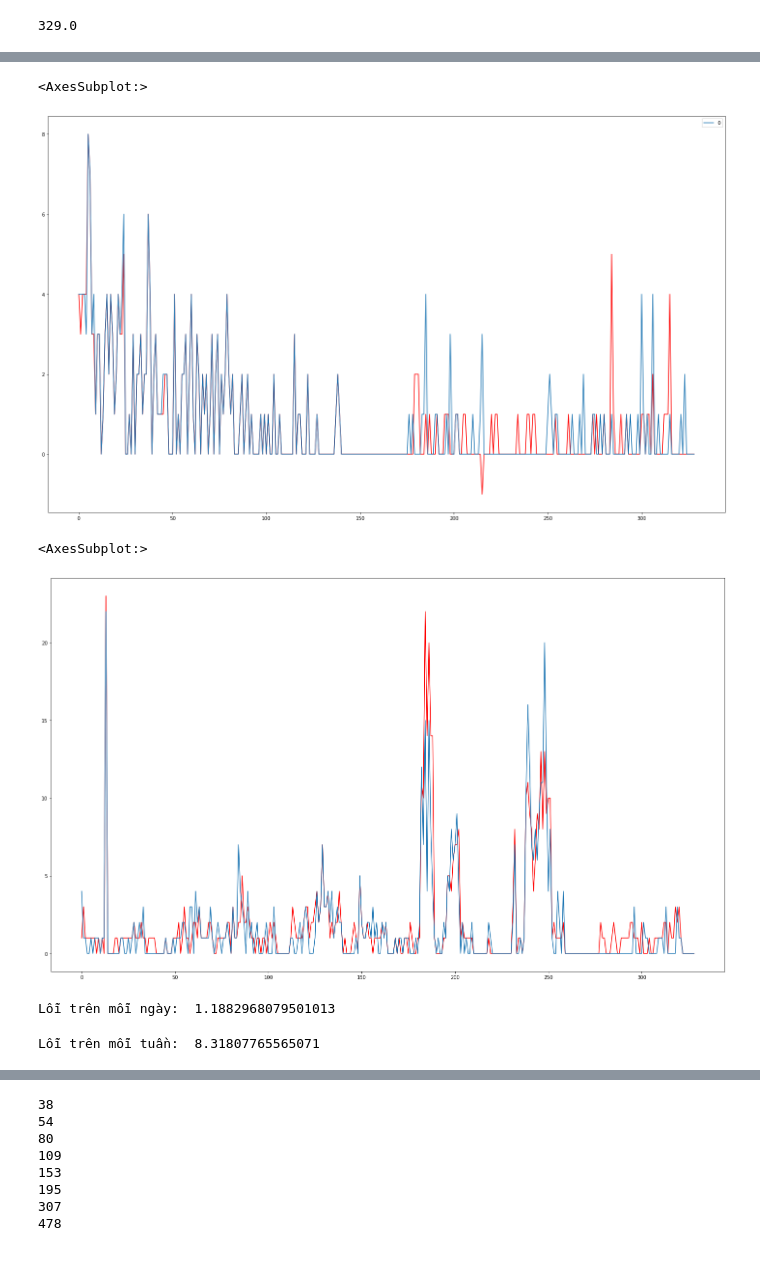
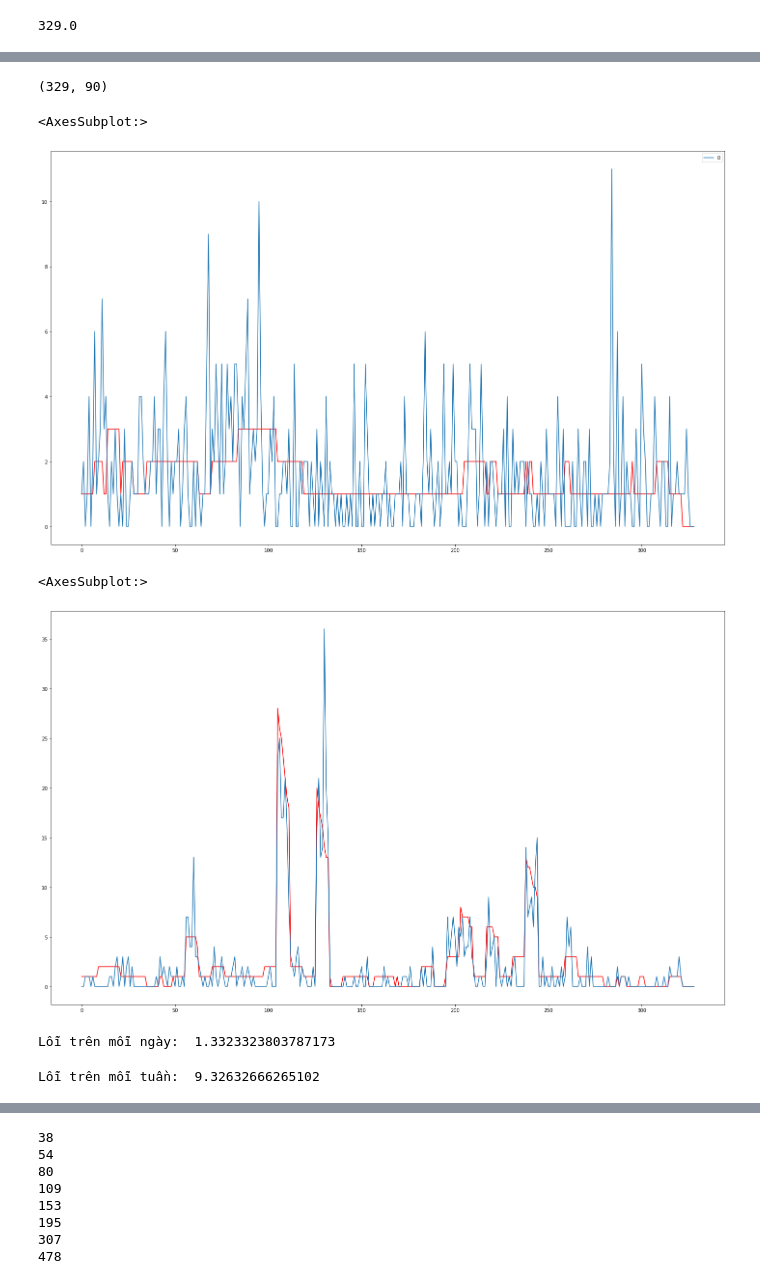
Before and after one commit to ToanLyHoa/Report-data-analysis, a Jupyter notebook: Model/LSTM_train_30_30_30_pred_7.ipynb, the cells around one changed output, grey strips where cells are left out. Saved outputs shown, nothing was run; the diff lists cells and outputs as text; code cells hidden in the pictures.

```diff
--- a/Model/LSTM_train_30_30_30_pred_7.ipynb
+++ b/Model/LSTM_train_30_30_30_pred_7.ipynb
@@ -122,0 +113,32 @@ y_pred = model.predict(X_test)
+# %%
+criterion = torch.nn.MSELoss()    # mean-squared error for regression
+optimizer = torch.optim.Adam(lstm.parameters(), lr=learning_rate)
+# %%
+for epoch in range(num_epochs):
+
+          # X is a torch Variable
+          permutation = torch.randperm(X_train_tensors.size()[0])
+
+          for i in range(0,X_train_tensors.size()[0], batch_size):
+                    optimizer.zero_grad()         #caluclate the gradient, manually setting to 0
+
+                    indices = permutation[i:i+batch_size]
+                    batch_x, batch_y = X_train_tensors[indices], y_train_tensors[indices]
+
+                    # in case you wanted a semi-full example
+                    outputs = lstm.forward(batch_x)
+                    loss = criterion(outputs,batch_y)
+
+                    loss.backward() #calculates the loss of the loss function
+                    optimizer.step() #improve from loss, i.e backprop
+
+
+          loss_val = 0
+          with torch.no_grad():
+                    outputs_val = lstm.forward(X_val_tensors)
+                    loss_val = criterion(outputs_val, X_val_tensors)
+
+          print("Epoch: %d, loss: %1.5f" % (epoch, loss.item()))
+          print("Epoch: %d, loss_val: %1.5f" % (epoch, loss_val.item()))
+          ulti.save_checkpoint(lstm, optimizer,
+                    f'../../Data/Data/model_train/lstm_30_30_30_pred_7_epoch_{epoch}', epoch=epoch)
@@ -123,3 +168,6 @@ y_pred = model.predict(X_test)
+# %%
+model = lstm
+y_pred = model.forward(X_test_tensors).detach().numpy()
 # %%
 np.sqrt(np.square(np.subtract(y_test, y_pred))).sum()/y_test.shape[0]
 # %% [output]
@@ -245,3 +271,8 @@ print(temp)
+# %%
+temp = X_test[day_temp*num:day_temp + day_temp*num].copy()
+temp.shape
+# %% [output]
+(329, 90)
 # %%
 import seaborn as sns
 import pandas as pd
@@ -252,37 +283,39 @@ df2 = pd.DataFrame({'test':  np.random.rand(5)})
 
 num = round(np.random.rand()*100)
 
-temp = X_test[day_temp*num:day_temp + day_temp*num].copy()
-result = y_test[day_temp*num:day_temp + day_temp*num, 0:1].copy()
+temp = X_test_tensors[day_temp*num:day_temp + day_temp*num]
+result = y_test_tensors[day_temp*num:day_temp + day_temp*num, 0:1]
 # result = np.zeros(shape = (day_temp, day_temp))
 temp.shape
 
 fig, ax = plt.subplots(figsize = (25, 15))
 
 array = np.zeros(shape = (day_temp, day_temp))
 array[:] = np.nan
 
+predict_list = model.forward(temp).detach().numpy()
+
 for i in range(0, day_temp - 7, 7):
-          predict = model.predict([temp[i]])
+          predict = predict_list[i]
 
           array[i, i:i+7] = np.round(predict)
           # result[i, i:i+7] = y_test[day_temp*num + i]
 
 
 array = np.nan_to_num(array)
 array = np.sum(array, axis = 0)
 
 sns.lineplot(data = array, ax = ax, color = 'red')
 
 # result = np.nan_to_num(result)
 # result = np.sum(result, axis = 0)
 # for row in range(array.shape[0]):
 #           sns.lineplot(data = array[row], ax = ax)
 
 sns.lineplot(data = result, ax = ax)
 # %% [output]
 <AxesSubplot:>
-[figure, old version]
+[figure, new version]
 # %%
 import seaborn as sns
 import pandas as pd
@@ -305,8 +338,8 @@ result[:] = np.nan
 
 for i in range(0, day_temp - 7, 7):
           num = round(np.random.rand()*33887)
-          temp = X_test[num].copy()
-          predict = model.predict([temp])
+          temp = X_test_tensors[num: num+1]
+          predict = model.forward(temp).detach().numpy()
 
           array[i, i:i+7] = np.round(predict)
           result[i, i:i+7] = y_test[num]
@@ -325,26 +358,24 @@ sns.lineplot(data = array, ax = ax, color = 'red')
 sns.lineplot(data = result, ax = ax)
 # %% [output]
 <AxesSubplot:>
-[figure, old version]
+[figure, new version]
 # %%
 # Sử dụng độ đo MSE trên mỗi ngày
 # make predictions for test data
-y_pred = model.predict(X_test)
 
 error_per_day = np.sum(np.sqrt(np.square(np.subtract(y_pred, y_test))))/(y_pred.shape[0]*y_pred.shape[1])
 print('Lỗi trên mỗi ngày: ',error_per_day)
 # %% [output]
-Lỗi trên mỗi ngày:  1.1882968079501013
+Lỗi trên mỗi ngày:  1.3323323803787173
 # %%
 # Sử dụng độ đo MSE trên mỗi tuần
 # make predictions for test data
-y_pred = model.predict(X_test)
 
 
 error_per_day = np.sum(np.sqrt(np.square(np.subtract(y_pred, y_test))))/(y_pred.shape[0])
 print('Lỗi trên mỗi tuần: ',error_per_day)
 # %% [output]
-Lỗi trên mỗi tuần:  8.31807765565071
+Lỗi trên mỗi tuần:  9.32632666265102
 # %%
 y_pred_int = np.asarray(y_pred, dtype = np.int32)
 y_pred_int[y_pred_int < 0] = 0
```
Also changed, not shown: parts of 37 cells of this notebook, 3 other files.
